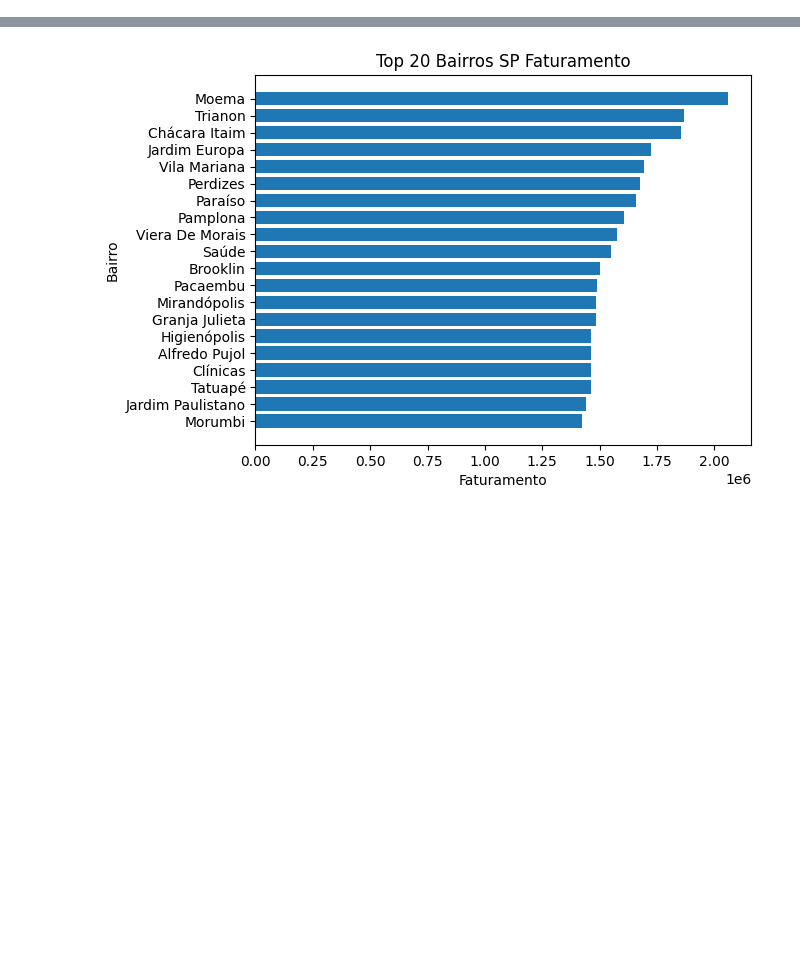
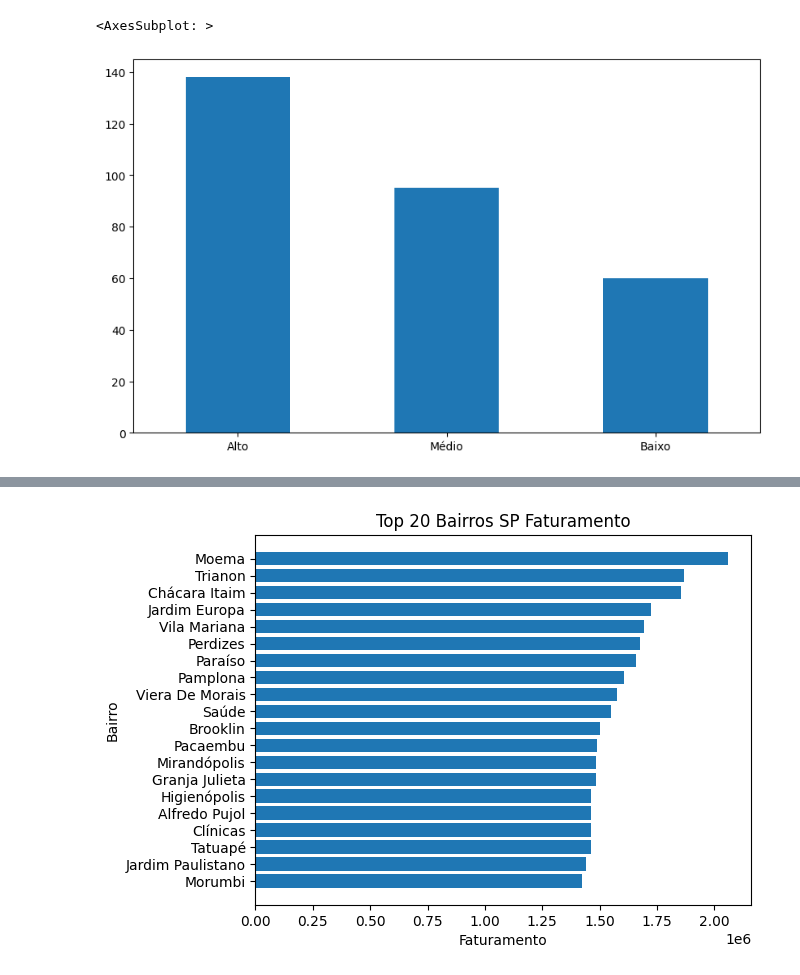
Before and after one commit to galvsoliveira/ds_geoprofit_analysis, a Jupyter notebook: Notebooks/4__exploratory_data_analysis_sp.ipynb, the cells around one changed output, grey strips where cells are left out. Saved outputs shown, nothing was run; the diff lists cells and outputs as text; code cells hidden in the pictures; blank space fills up the shorter version.

```diff
--- a/Notebooks/4__exploratory_data_analysis_sp.ipynb
+++ b/Notebooks/4__exploratory_data_analysis_sp.ipynb
@@ -22,3 +22,9 @@ df.head()
 | 2 | Adventista | 104193 | 15070 | 7343 | 10631 | 8657 | 17749 | 23364 | 11567 | ... |
 | 3 | Água Branca | 12721 | 953 | 343 | 627 | 819 | 2142 | 2833 | 1790 | ... |
 | 4 | Água Funda | 48417 | 5078 | 2396 | 4018 | 3571 | 7388 | 10751 | 6648 | ... |
+# %%
+# count de nomes por potencial em um grafico de barras
+df['potencial'].value_counts().plot(kind='bar', figsize=(10, 6), rot=0)
+# %% [output]
+<AxesSubplot: >
+[figure, added]
```
Also changed, not shown: parts of 6 cells of this notebook.
